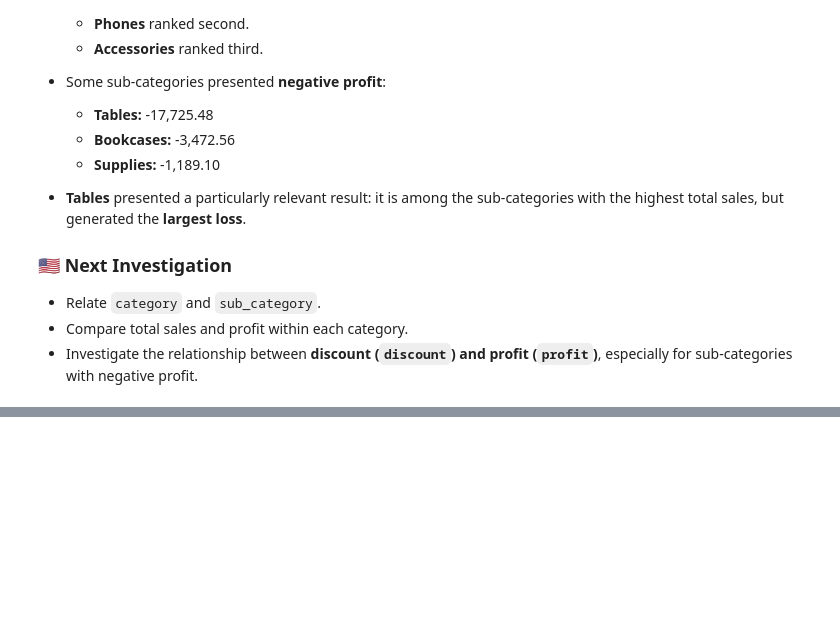
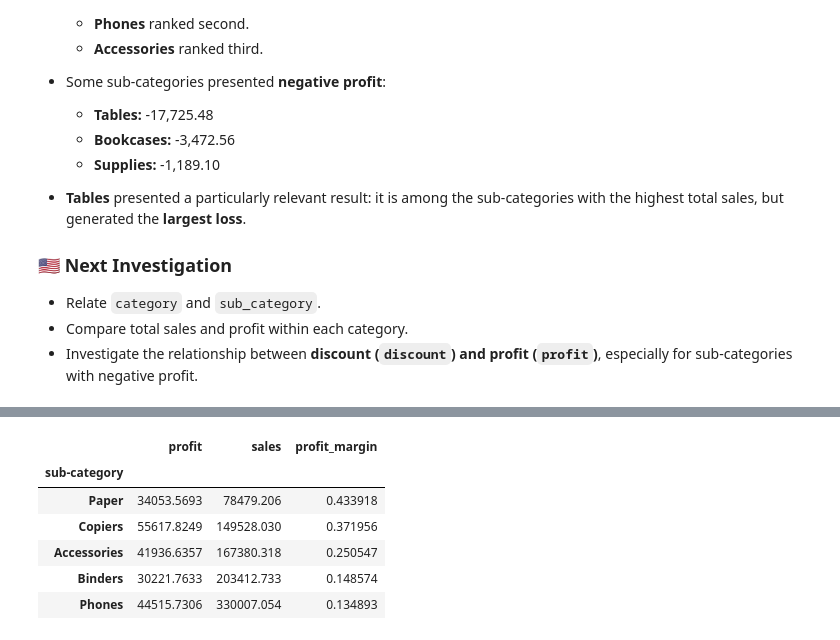
Before and after one commit to higorlu2023-design/superstore-sales-analysis, a Jupyter notebook: Notebooks/EDA.ipynb, the cells around one changed output, grey strips where cells are left out. Saved outputs shown, nothing was run; the diff lists cells and outputs as text; code cells hidden in the pictures; blank space fills up the shorter version.

```diff
--- a/Notebooks/EDA.ipynb
+++ b/Notebooks/EDA.ipynb
@@ -462,0 +581,17 @@ df[df['sub-category'].isin(top5_sales.index)][
+# %%
+margin = (
+    df_top5_profit.groupby('sub-category')[['profit', 'sales']]
+    .sum()
+)
+
+margin['profit_margin'] = margin['profit'] / margin['sales']
+
+margin.sort_values('profit_margin', ascending=False)
+# %% [output]
+|  | profit | sales | profit_margin |
+| sub-category |  |  |  |
+| Paper | 34053.5693 | 78479.206 | 0.433918 |
+| Copiers | 55617.8249 | 149528.030 | 0.371956 |
+| Accessories | 41936.6357 | 167380.318 | 0.250547 |
+| Binders | 30221.7633 | 203412.733 | 0.148574 |
+| Phones | 44515.7306 | 330007.054 | 0.134893 |
```
Also changed, not shown: parts of 19 cells of this notebook, 1 other file.
